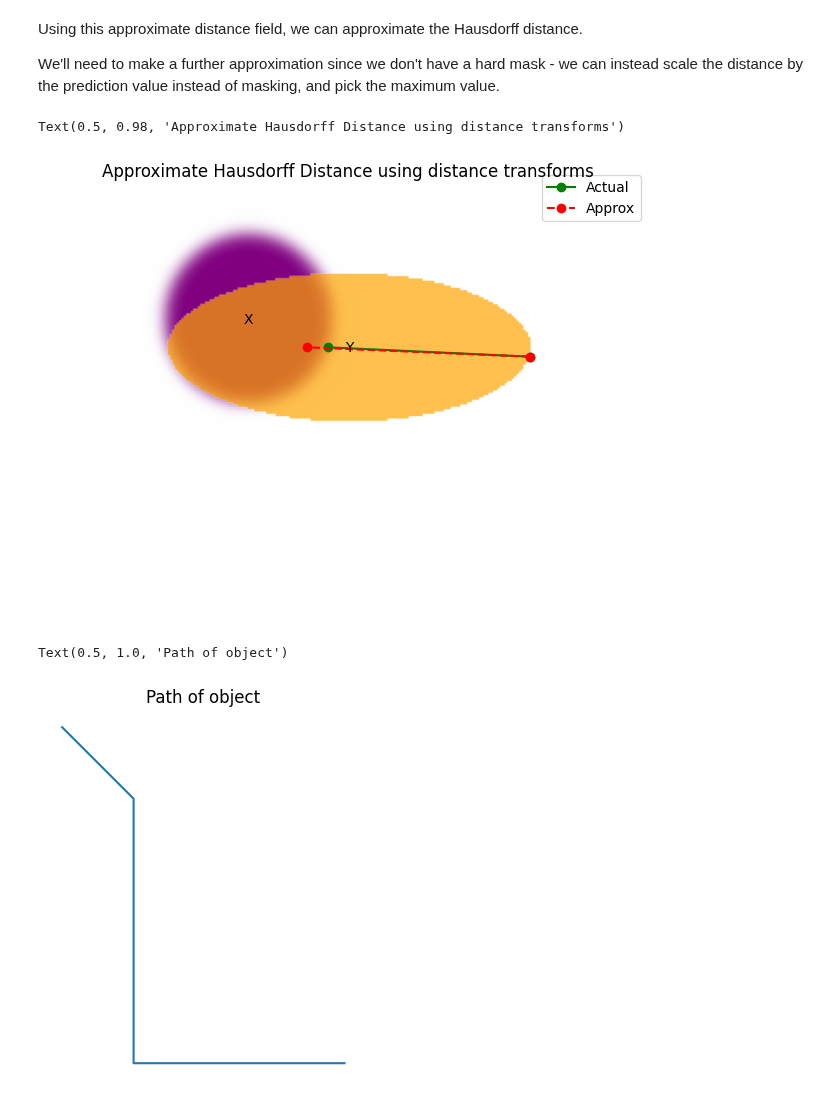
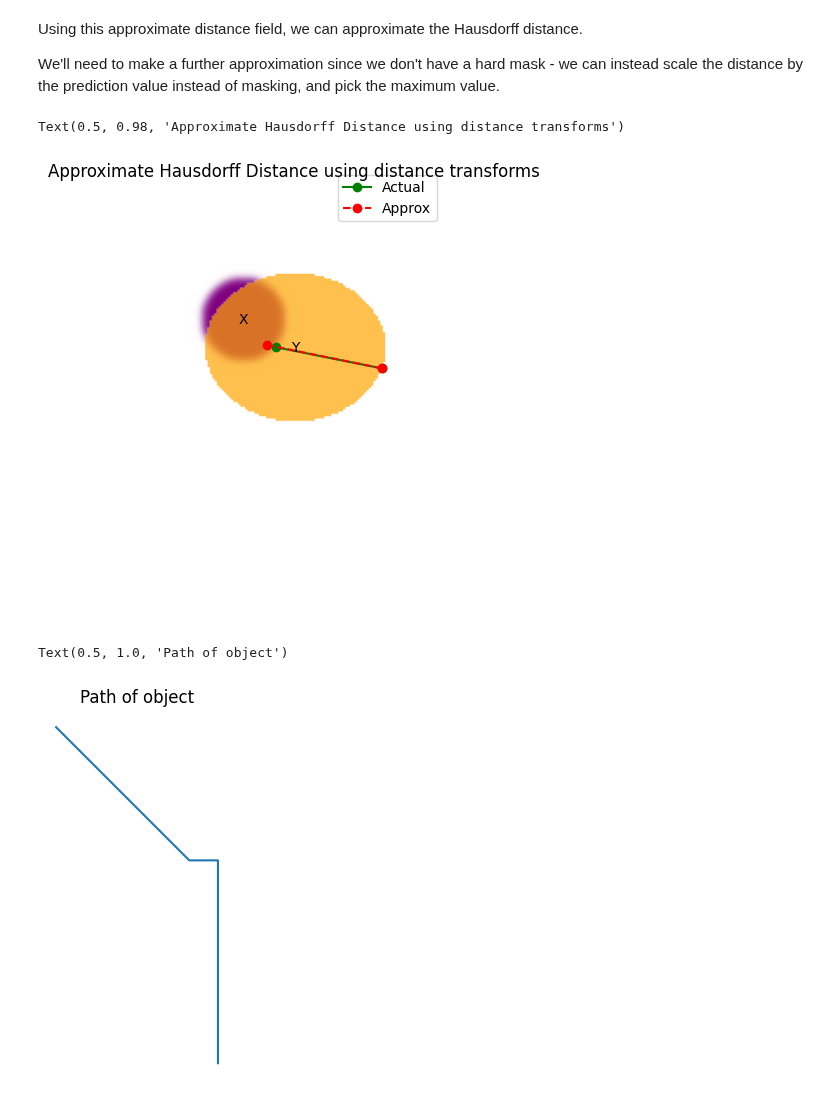
Before and after one commit to JGIBristol/fish_test, a Jupyter notebook: haussdorf_loss.ipynb, the cells around one changed output. Cells and saved outputs as stored; diff of their text form; code cells hidden in the pictures.

```diff
--- a/haussdorf_loss.ipynb
+++ b/haussdorf_loss.ipynb
@@ -34,7 +34,7 @@ from scipy import ndimage
 from skimage import metrics
 import matplotlib.pyplot as plt
 
-IMG_SIZE = (256, 192)
+IMG_SIZE = (128, 192)
 RNG = np.random.default_rng(seed=0)
 
 
@@ -370,7 +370,7 @@ axis.legend()
 fig.suptitle("Approximate Hausdorff Distance using distance transforms")
 # %% [output]
 Text(0.5, 0.98, 'Approximate Hausdorff Distance using distance transforms')
-[figure, old version]
+[figure, new version]
 # %%
 """
 Create an animation showing the fuzzy prediction moving around, and how it affects the maximum, mean and sum of the product
@@ -389,38 +389,43 @@ cmap_prod = colors.LinearSegmentedColormap.from_list(
 # %%
 """
 Choose a path for the object to take
 
 """
 
 # Path that goes diagonal
+n = 20
 x_positions = list(
-    zip(np.arange(50, IMG_SIZE[0] - 50), np.arange(50, (IMG_SIZE[1] - 50) // 2))
+    zip(np.arange(n, IMG_SIZE[0] - n), np.arange(n, (IMG_SIZE[1] - n) // 2))
 )
 x_sigma = [(IMG_SIZE[0] // 8, IMG_SIZE[0] // 8)] * len(x_positions)
 
-# Path that goes down and dilates the object
-n = 75
+# Path that goes across and dilates the object
+n = 15
 x_positions += [(x_positions[-1][0] + i, x_positions[-1][1]) for i in range(n)]
-x_sigma += [((1 + i / n) * IMG_SIZE[0] // 8, IMG_SIZE[0] // 8) for i in range(n)]
+x_sigma += [(IMG_SIZE[0] // 8, (1 + 2 * i / n) * IMG_SIZE[0] // 8) for i in range(n)]
 
-# Path that goes across
-n = 60
+# Path that goes down
+n = 100
 x_positions += [(x_positions[-1][0], x_positions[-1][1] + i) for i in range(n)]
 x_sigma += [x_sigma[-1]] * n
+
+for pos in x_positions:
+    assert 0 <= pos[0] < IMG_SIZE[0]
+    assert 0 <= pos[1] < IMG_SIZE[1]
 
 # y doesn't move (it corresponds to the ground truth)
 y_centre = (IMG_SIZE[0] // 2, 2 * IMG_SIZE[1] // 5)
 y_sigma = [IMG_SIZE[0] // 4, IMG_SIZE[1] // 7]
 
 fig, axis = plt.subplots()
 # This munging just gives the right orientation of the path wrt the image that we'll plot later
-axis.plot([i[1] for i in x_positions], [-i[0] for i in x_positions])
+axis.plot([i[0] for i in x_positions], [-i[1] for i in x_positions])
 axis.set_aspect("equal")
 axis.axis("off")
 axis.set_title("Path of object")
 # %% [output]
 Text(0.5, 1.0, 'Path of object')
-[figure, old version]
+[figure, new version]
 # %%
 """
 Create an Animation object
```
Also changed, not shown: parts of 9 cells of this notebook.
